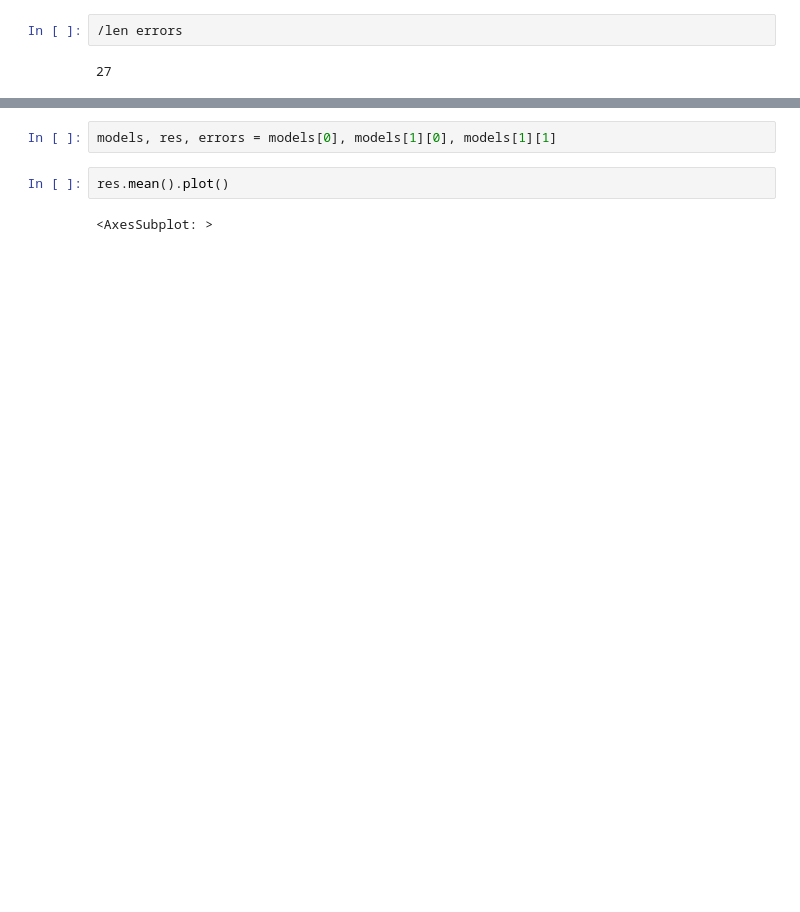
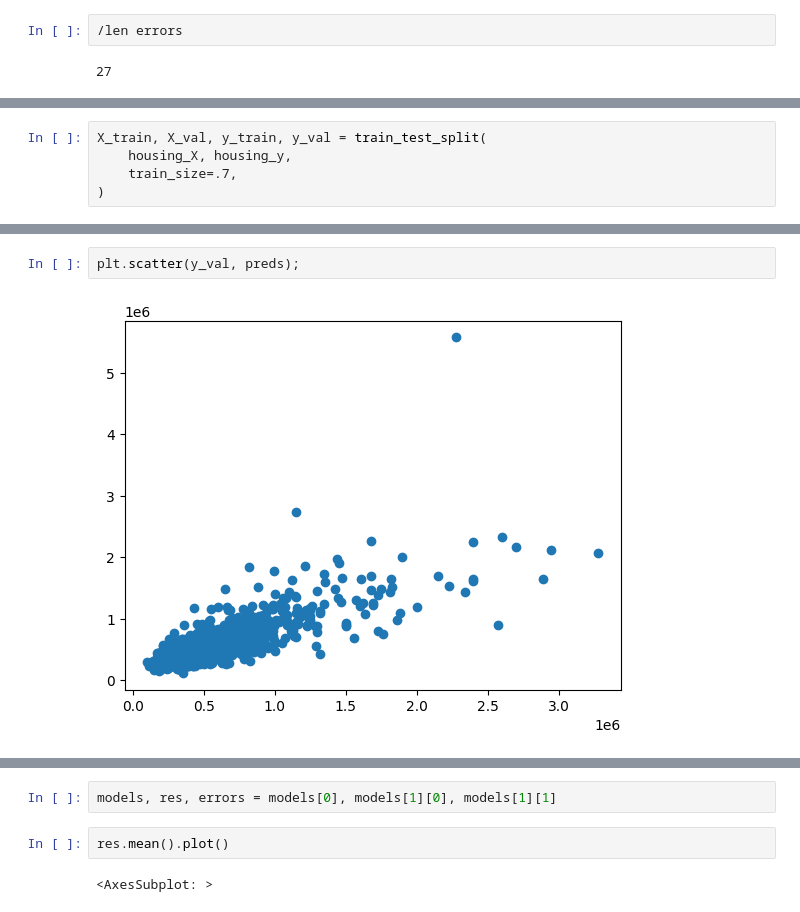
Before and after one commit to Agnij-Moitra/variational-gradient-boosting, a Jupyter notebook: benchmarks.ipynb, the cells around one changed output, grey strips where cells are left out. Cells and saved outputs as stored; diff of their text form; blank space fills up the shorter version.

```diff
--- a/benchmarks.ipynb
+++ b/benchmarks.ipynb
@@ -556 +636,6 @@ mean_squared_error(y_train, model.predict(X_train)), mean_squared_log_error(y_tr
+# %%
+X_train, X_val, y_train, y_val = train_test_split(
+    housing_X, housing_y,
+    train_size=.7,
+)
 # %%
@@ -559,0 +657,4 @@ models = models.fit(housing_X, housing_y,)
+# %%
+plt.scatter(y_val, preds);
+# %% [output]
+[figure, added]
```
Also changed, not shown: parts of 42 cells of this notebook, 1 other file.
